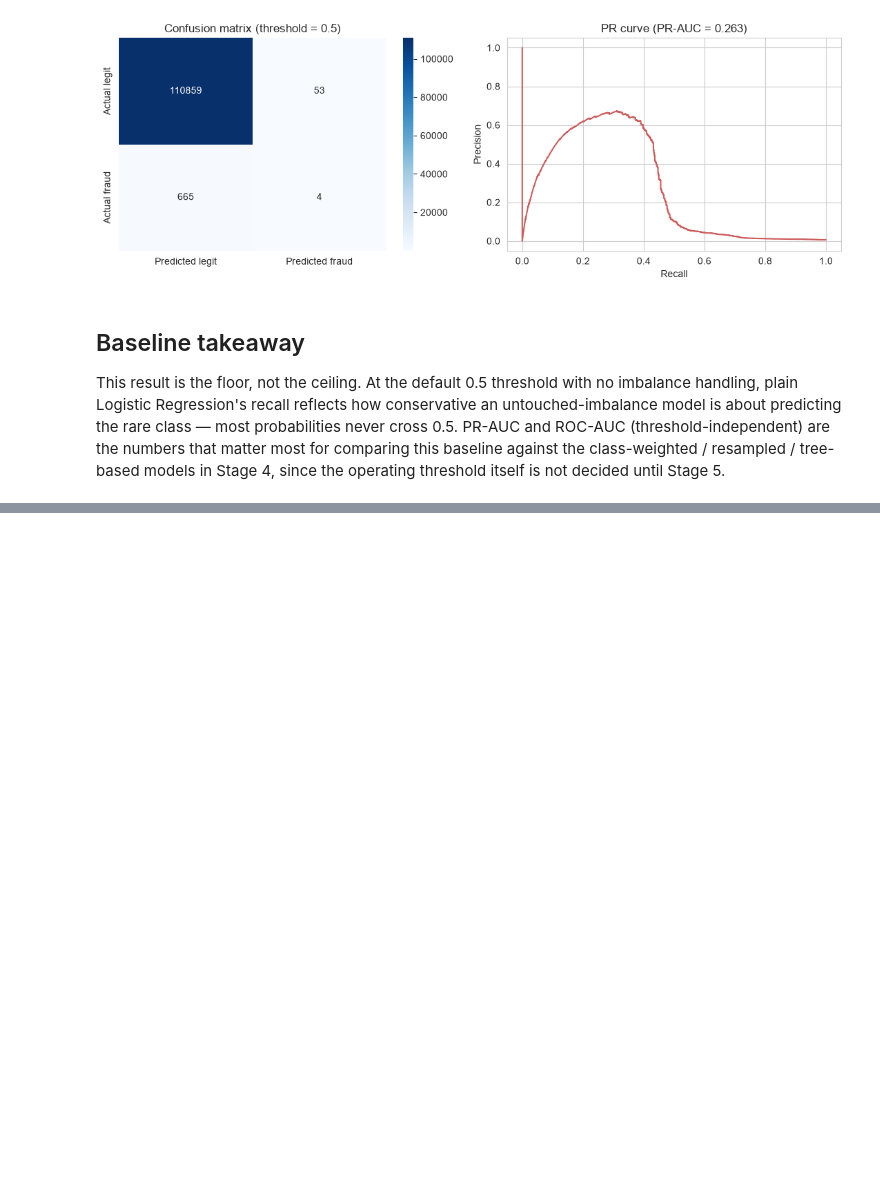
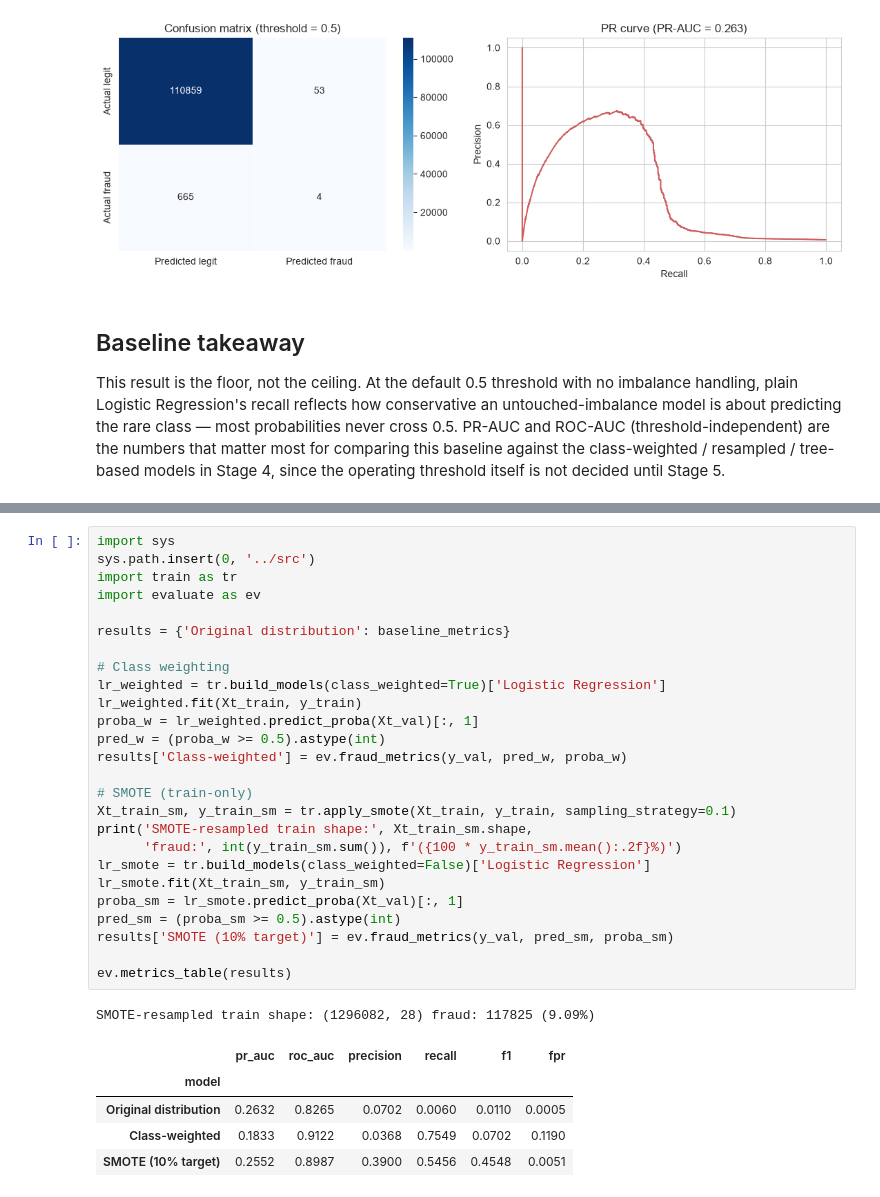
Before and after one commit to Ahussein9817/CreditCardFraudDetection, a Jupyter notebook: notebooks/02_modeling.ipynb, the cells around one changed output, grey strips where cells are left out. Drawn from its saved outputs; the diff is of its cells as text; blank space fills up the shorter version.

```diff
--- a/notebooks/02_modeling.ipynb
+++ b/notebooks/02_modeling.ipynb
@@ -114,0 +123,33 @@ This result is the floor, not the ceiling. At the default 0.5 threshold with no
+# %%
+import sys
+sys.path.insert(0, '../src')
+import train as tr
+import evaluate as ev
+
+results = {'Original distribution': baseline_metrics}
+
+# Class weighting
+lr_weighted = tr.build_models(class_weighted=True)['Logistic Regression']
+lr_weighted.fit(Xt_train, y_train)
+proba_w = lr_weighted.predict_proba(Xt_val)[:, 1]
+pred_w = (proba_w >= 0.5).astype(int)
+results['Class-weighted'] = ev.fraud_metrics(y_val, pred_w, proba_w)
+
+# SMOTE (train-only)
+Xt_train_sm, y_train_sm = tr.apply_smote(Xt_train, y_train, sampling_strategy=0.1)
+print('SMOTE-resampled train shape:', Xt_train_sm.shape,
+      'fraud:', int(y_train_sm.sum()), f'({100 * y_train_sm.mean():.2f}%)')
+lr_smote = tr.build_models(class_weighted=False)['Logistic Regression']
+lr_smote.fit(Xt_train_sm, y_train_sm)
+proba_sm = lr_smote.predict_proba(Xt_val)[:, 1]
+pred_sm = (proba_sm >= 0.5).astype(int)
+results['SMOTE (10% target)'] = ev.fraud_metrics(y_val, pred_sm, proba_sm)
+
+ev.metrics_table(results)
+# %% [output]
+SMOTE-resampled train shape: (1296082, 28) fraud: 117825 (9.09%)
+|  | pr_auc | roc_auc | precision | recall | f1 | fpr |
+| model |  |  |  |  |  |  |
+| Original distribution | 0.2632 | 0.8265 | 0.0702 | 0.0060 | 0.0110 | 0.0005 |
+| Class-weighted | 0.1833 | 0.9122 | 0.0368 | 0.7549 | 0.0702 | 0.1190 |
+| SMOTE (10% target) | 0.2552 | 0.8987 | 0.3900 | 0.5456 | 0.4548 | 0.0051 |
```
Also changed, not shown: parts of 6 cells of this notebook, 2 other files.
